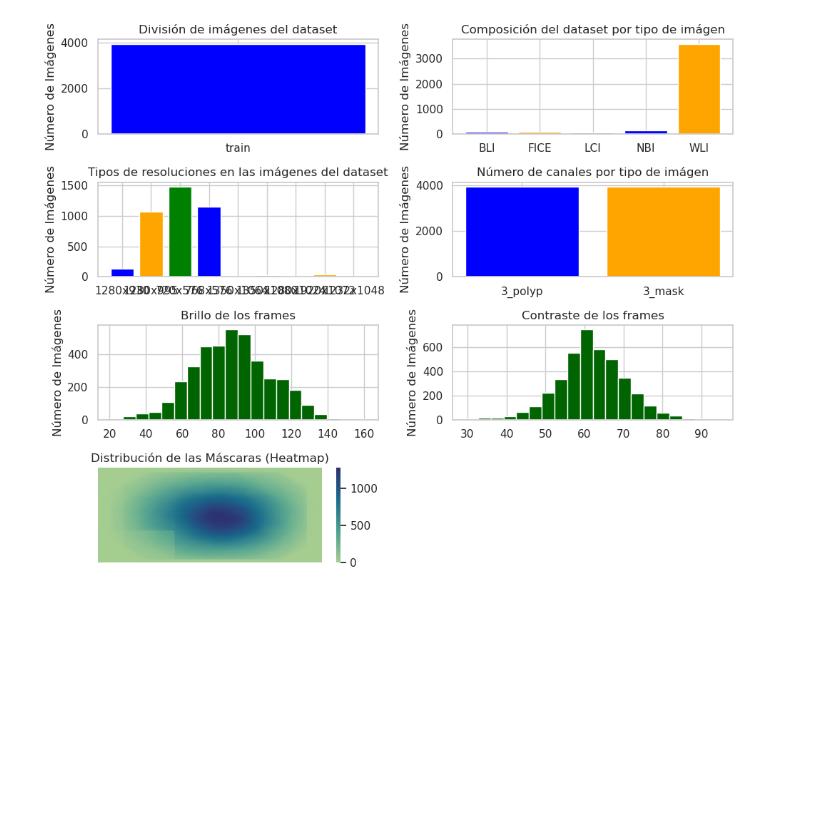
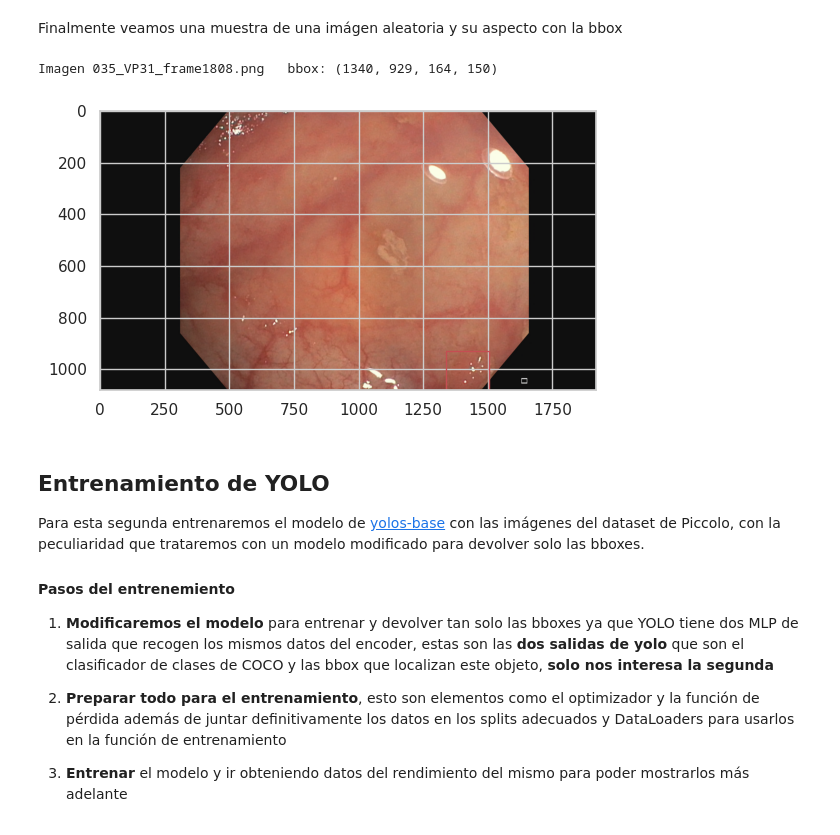
Before and after one commit to sprieton/deteccion_de_polipos_aplicando_ViT, a Jupyter notebook: YOLO_train_with_piccolo.ipynb, the cells around one changed output. Saved outputs shown, nothing was run; the diff lists cells and outputs as text; code cells hidden in the pictures; blank space fills up the shorter version.

```diff
--- a/YOLO_train_with_piccolo.ipynb
+++ b/YOLO_train_with_piccolo.ipynb
@@ -179,4 +91,30 @@ Volumen medio de los pólipos respecto a la imagen:      8.43120690673175%
-# %%
-dt_PolypDB.graph_summmary()
-# %% [output]
-[figure, removed]
+# %% [markdown]
+Finalmente veamos una muestra de una imágen aleatoria y su aspecto con la bbox
+# %%
+import random
+
+# mostramos aleatoriamente una imágen del dataset
+rand_key = random.choice(list(dt_Piccolo.dict.keys()))
+dt_Piccolo.show_image(rand_key)
+# %% [output]
+Imagen 035_VP31_frame1808.png   bbox: (1340, 929, 164, 150)
+[figure, added]
+# %% [markdown]
+## Entrenamiento de YOLO
+
+Para esta segunda entrenaremos el modelo de [yolos-base](https://huggingface.co/hustvl/yolos-base)
+con las imágenes del dataset de Piccolo, con la peculiaridad que trataremos con
+un modelo modificado para devolver solo las bboxes.
+
+#### Pasos del entrenemiento
+1. **Modificaremos el modelo** para entrenar y devolver tan solo las bboxes ya que
+YOLO tiene dos MLP de salida que recogen los mismos datos del encoder, estas
+son las **dos salidas de yolo** que son el clasificador de clases de COCO y las
+bbox que localizan este objeto, **solo nos interesa la segunda**
+
+2. **Preparar todo para el entrenamiento**, esto son elementos como el
+optimizador y la función de pérdida además de juntar definitivamente los datos
+en los splits adecuados y DataLoaders para usarlos en la función de entrenamiento
+
+3. **Entrenar** el modelo y ir obteniendo datos del rendimiento del mismo para
+poder mostrarlos más adelante
```
Also changed, not shown: parts of 14 cells of this notebook, 1 other file.
